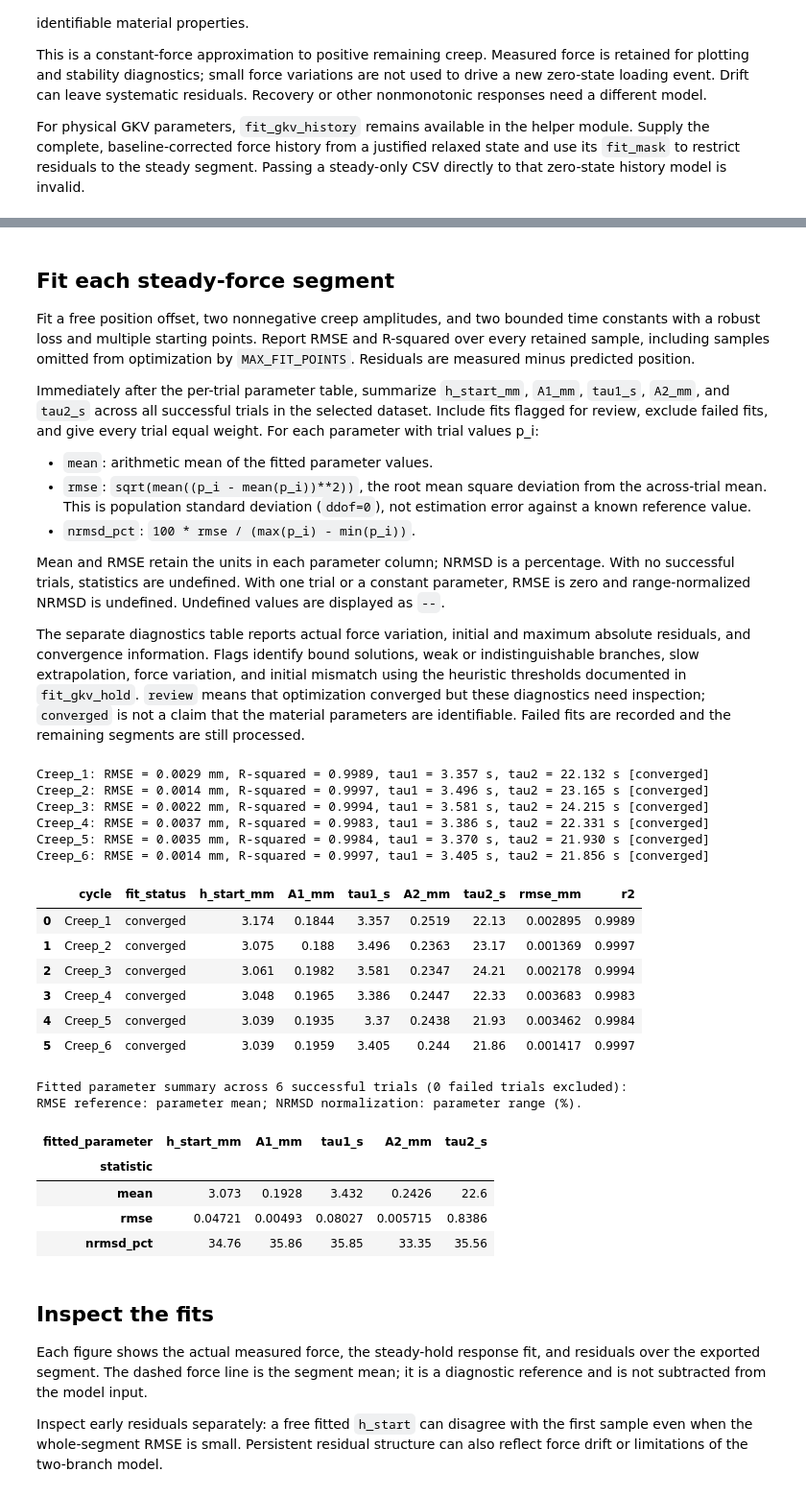
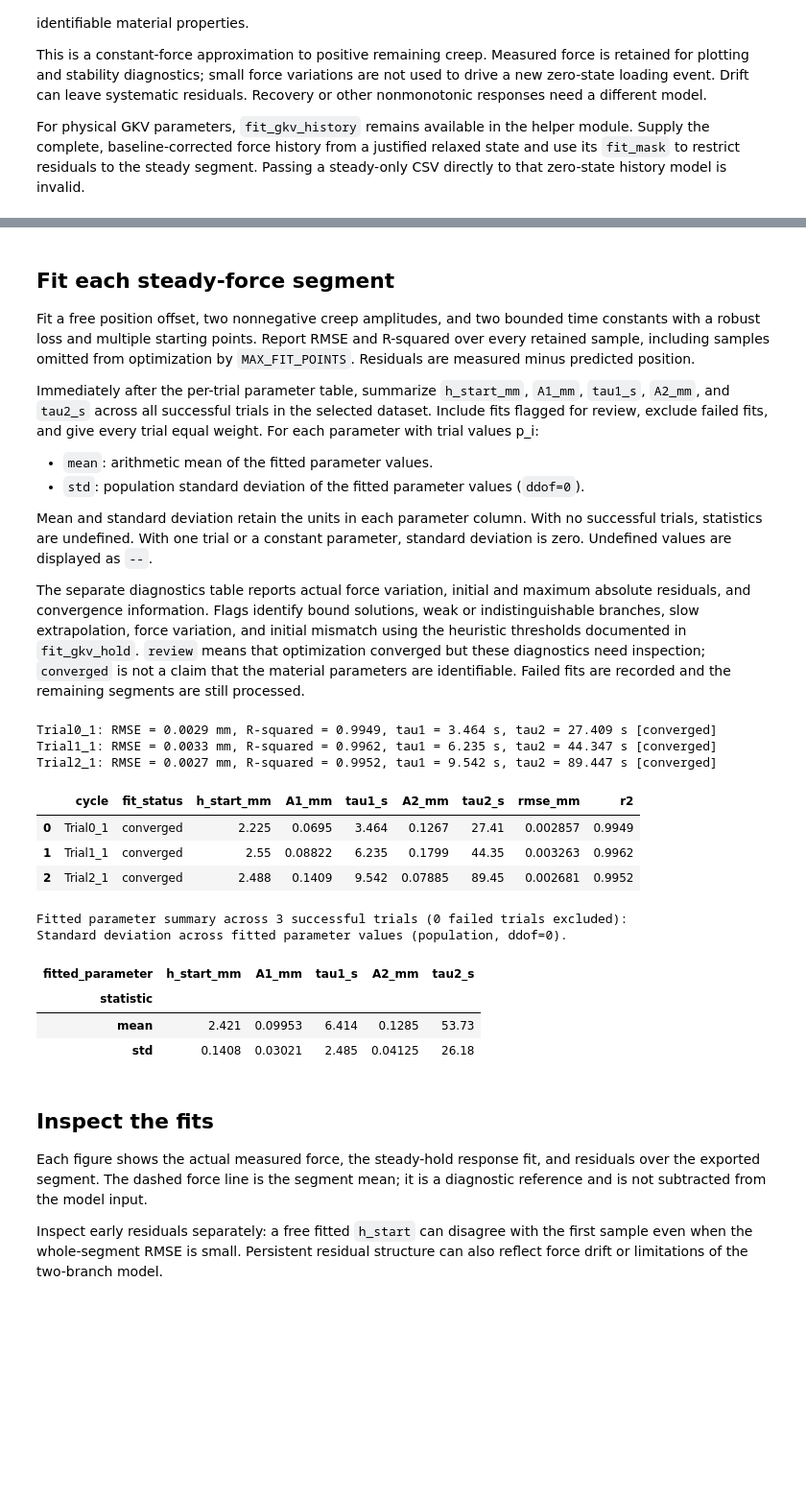
Before and after one commit to Cuberkk/Tonometry_Control_Code, a Jupyter notebook: data_process/Load_Profile-Creep_Curve_Fit_Kelvin.ipynb, the cells around one changed output, grey strips where cells are left out. Shown at 96% size. Cells and saved outputs as stored; diff of their text form; code cells hidden in the pictures; blank space fills up the shorter version.

```diff
--- a/data_process/Load_Profile-Creep_Curve_Fit_Kelvin.ipynb
+++ b/data_process/Load_Profile-Creep_Curve_Fit_Kelvin.ipynb
@@ -42,16 +45,17 @@ import creep_force_model
 # Reload the helper when rerunning this notebook after editing the model file.
 gkv_model = importlib.reload(creep_force_model)
 
-DATASET = 'biomomentum'  # Choose 'clindent_400g' or 'biomomentum'.
+DATASET = 'clindent_400g'  # Choose 'clindent_400g' or 'biomomentum'.
 DATASETS = {
-    'clindent_400g': ('data/Clindent_Data/400g/synchronized', 'Trial*_*.csv'),
+    'clindent_400g': ('data/Clindent_Data/400g/synchronized', 'Indentation_*/Trial*_*.csv'),
     'biomomentum': ('data/Biomomentum_Data', 'Creep_*.csv'),
 }
 if DATASET not in DATASETS:
     raise ValueError(f'DATASET must be one of {list(DATASETS)}.')
 input_subdir, INPUT_PATTERN = DATASETS[DATASET]
 INPUT_DIR = PROJECT_ROOT / input_subdir
-FILE_NAMES = None  # For a subset, use e.g. ['Trial0_1.csv', 'Trial0_2.csv'].
+INDENTATION_NUMBERS = [1]  # Clindent only: None selects all; [1, 2] selects Indentation_01 and Indentation_02.
+FILE_NAMES = None  # For a subset, use paths relative to INPUT_DIR, e.g. ['Indentation_01/Trial0_1.csv'].
 OUTPUT_DIR = PROJECT_ROOT / 'data_process' / 'analysis_outputs' / f'gkv_hold_{DATASET}'
 SAVE_OUTPUTS = False
 
@@ -148,6 +152,16 @@ else:
     if not FILE_NAMES or len(FILE_NAMES) != len(set(FILE_NAMES)):
         raise ValueError('FILE_NAMES must be a nonempty list of unique segment filenames, or None.')
     csv_paths = [INPUT_DIR / name for name in FILE_NAMES]
+if DATASET == 'clindent_400g' and INDENTATION_NUMBERS is not None:
+    if (not isinstance(INDENTATION_NUMBERS, list) or not INDENTATION_NUMBERS
+            or any(type(number) is not int or number < 1 for number in INDENTATION_NUMBERS)
+            or len(INDENTATION_NUMBERS) != len(set(INDENTATION_NUMBERS))):
+        raise ValueError('INDENTATION_NUMBERS must be None or a nonempty list of unique positive integers.')
+    indentation_dirs = {INPUT_DIR / f'Indentation_{number:02d}' for number in INDENTATION_NUMBERS}
+    for directory in sorted(indentation_dirs):
+        if not directory.is_dir():
+            raise FileNotFoundError(f'Indentation directory not found: {directory}')
+    csv_paths = [path for path in csv_paths if path.parent in indentation_dirs]
 if not csv_paths:
     raise FileNotFoundError(f'No segment CSVs found in {INPUT_DIR}; run the matching preprocessing notebook.')
 
@@ -182,15 +193,12 @@ selected dataset. Include fits flagged for review, exclude failed fits, and
 give every trial equal weight. For each parameter with trial values p_i:
 
 - `mean`: arithmetic mean of the fitted parameter values.
-- `rmse`: `sqrt(mean((p_i - mean(p_i))**2))`, the root mean square deviation
-  from the across-trial mean. This is population standard deviation (`ddof=0`),
-  not estimation error against a known reference value.
-- `nrmsd_pct`: `100 * rmse / (max(p_i) - min(p_i))`.
+- `std`: population standard deviation of the fitted parameter values (`ddof=0`).
 
-Mean and RMSE retain the units in each parameter column; NRMSD is a percentage.
+Mean and standard deviation retain the units in each parameter column.
 With no successful trials, statistics are undefined. With one trial or a
-constant parameter, RMSE is zero and range-normalized NRMSD is undefined.
-Undefined values are displayed as `--`.
+constant parameter, standard deviation is zero. Undefined values are displayed
+as `--`.
 
 The separate diagnostics table reports actual force variation, initial and
 maximum absolute residuals, and convergence information. Flags identify bound
@@ -232,59 +240,48 @@ for name, frame in cycles.items():
     })
     diagnostic_rows.append({
         'cycle': name, **fit['diagnostics'], 'warnings': '; '.join(fit['warnings'])})
     print(f"{name}: RMSE = {fit['rmse']:.4f} mm, R-squared = {fit['r2']:.4f}, "
           f"tau1 = {fit['tau1']:.3f} s, tau2 = {fit['tau2']:.3f} s [{status}]")
     for message in fit['warnings']:
         print(f'  Review: {message}')
 
 parameter_table = pd.DataFrame(parameter_rows)
 diagnostics_table = pd.DataFrame(diagnostic_rows)
 display(parameter_table.style.format(
     '{:.4g}', subset=parameter_table.select_dtypes(include='number').columns, na_rep='--'))
 
 # Summarize fitted parameters across trials, using each parameter mean as the reference.
 fitted_parameter_columns = ['h_start_mm', 'A1_mm', 'tau1_s', 'A2_mm', 'tau2_s']
 fitted_parameters = parameter_table.loc[
     parameter_table['fit_status'].isin(['converged', 'review'])
 ].reindex(columns=fitted_parameter_columns)
 parameter_mean = fitted_parameters.mean()
-parameter_rmse = np.sqrt((fitted_parameters - parameter_mean).pow(2).mean())
-parameter_range = fitted_parameters.max() - fitted_parameters.min()
-parameter_rmse = parameter_rmse.mask(parameter_range.eq(0), 0.0)
-parameter_nrmsd_pct = 100 * parameter_rmse / parameter_range.where(parameter_range > 0)
+parameter_std = fitted_parameters.std(ddof=0)
 parameter_summary = pd.DataFrame({
     'mean': parameter_mean,
-    'rmse': parameter_rmse,
-    'nrmsd_pct': parameter_nrmsd_pct,
+    'std': parameter_std,
 }).T
 parameter_summary.index.name = 'statistic'
 parameter_summary.columns.name = 'fitted_parameter'
 print(f'Fitted parameter summary across {len(fitted_parameters)} successful trials '
       f'({len(parameter_table) - len(fitted_parameters)} failed trials excluded):')
-print('RMSE reference: parameter mean; NRMSD normalization: parameter range (%).')
+print('Standard deviation across fitted parameter values (population, ddof=0).')
 display(parameter_summary.style.format('{:.4g}', na_rep='--'))
 # display(diagnostics_table)
 # %% [output]
-Creep_1: RMSE = 0.0029 mm, R-squared = 0.9989, tau1 = 3.357 s, tau2 = 22.132 s [converged]
-Creep_2: RMSE = 0.0014 mm, R-squared = 0.9997, tau1 = 3.496 s, tau2 = 23.165 s [converged]
-Creep_3: RMSE = 0.0022 mm, R-squared = 0.9994, tau1 = 3.581 s, tau2 = 24.215 s [converged]
-Creep_4: RMSE = 0.0037 mm, R-squared = 0.9983, tau1 = 3.386 s, tau2 = 22.331 s [converged]
-Creep_5: RMSE = 0.0035 mm, R-squared = 0.9984, tau1 = 3.370 s, tau2 = 21.930 s [converged]
-Creep_6: RMSE = 0.0014 mm, R-squared = 0.9997, tau1 = 3.405 s, tau2 = 21.856 s [converged]
+Trial0_1: RMSE = 0.0029 mm, R-squared = 0.9949, tau1 = 3.464 s, tau2 = 27.409 s [converged]
+Trial1_1: RMSE = 0.0033 mm, R-squared = 0.9962, tau1 = 6.235 s, tau2 = 44.347 s [converged]
+Trial2_1: RMSE = 0.0027 mm, R-squared = 0.9952, tau1 = 9.542 s, tau2 = 89.447 s [converged]
 |  | cycle | fit_status | h_start_mm | A1_mm | tau1_s | A2_mm | tau2_s | rmse_mm | r2 |
-| 0 | Creep_1 | converged | 3.174 | 0.1844 | 3.357 | 0.2519 | 22.13 | 0.002895 | 0.9989 |
-| 1 | Creep_2 | converged | 3.075 | 0.188 | 3.496 | 0.2363 | 23.17 | 0.001369 | 0.9997 |
-| 2 | Creep_3 | converged | 3.061 | 0.1982 | 3.581 | 0.2347 | 24.21 | 0.002178 | 0.9994 |
-| 3 | Creep_4 | converged | 3.048 | 0.1965 | 3.386 | 0.2447 | 22.33 | 0.003683 | 0.9983 |
-| 4 | Creep_5 | converged | 3.039 | 0.1935 | 3.37 | 0.2438 | 21.93 | 0.003462 | 0.9984 |
-| 5 | Creep_6 | converged | 3.039 | 0.1959 | 3.405 | 0.244 | 21.86 | 0.001417 | 0.9997 |
+| 0 | Trial0_1 | converged | 2.225 | 0.0695 | 3.464 | 0.1267 | 27.41 | 0.002857 | 0.9949 |
+| 1 | Trial1_1 | converged | 2.55 | 0.08822 | 6.235 | 0.1799 | 44.35 | 0.003263 | 0.9962 |
+| 2 | Trial2_1 | converged | 2.488 | 0.1409 | 9.542 | 0.07885 | 89.45 | 0.002681 | 0.9952 |
-Fitted parameter summary across 6 successful trials (0 failed trials excluded):
-RMSE reference: parameter mean; NRMSD normalization: parameter range (%).
+Fitted parameter summary across 3 successful trials (0 failed trials excluded):
+Standard deviation across fitted parameter values (population, ddof=0).
 | fitted_parameter | h_start_mm | A1_mm | tau1_s | A2_mm | tau2_s |
 | statistic |  |  |  |  |  |
-| mean | 3.073 | 0.1928 | 3.432 | 0.2426 | 22.6 |
-| rmse | 0.04721 | 0.00493 | 0.08027 | 0.005715 | 0.8386 |
-| nrmsd_pct | 34.76 | 35.86 | 35.85 | 33.35 | 35.56 |
+| mean | 2.421 | 0.09953 | 6.414 | 0.1285 | 53.73 |
+| std | 0.1408 | 0.03021 | 2.485 | 0.04125 | 26.18 |
 # %% [markdown]
 ## Inspect the fits
 
```
Also changed, not shown: parts of 5 cells of this notebook, 15 other files.
